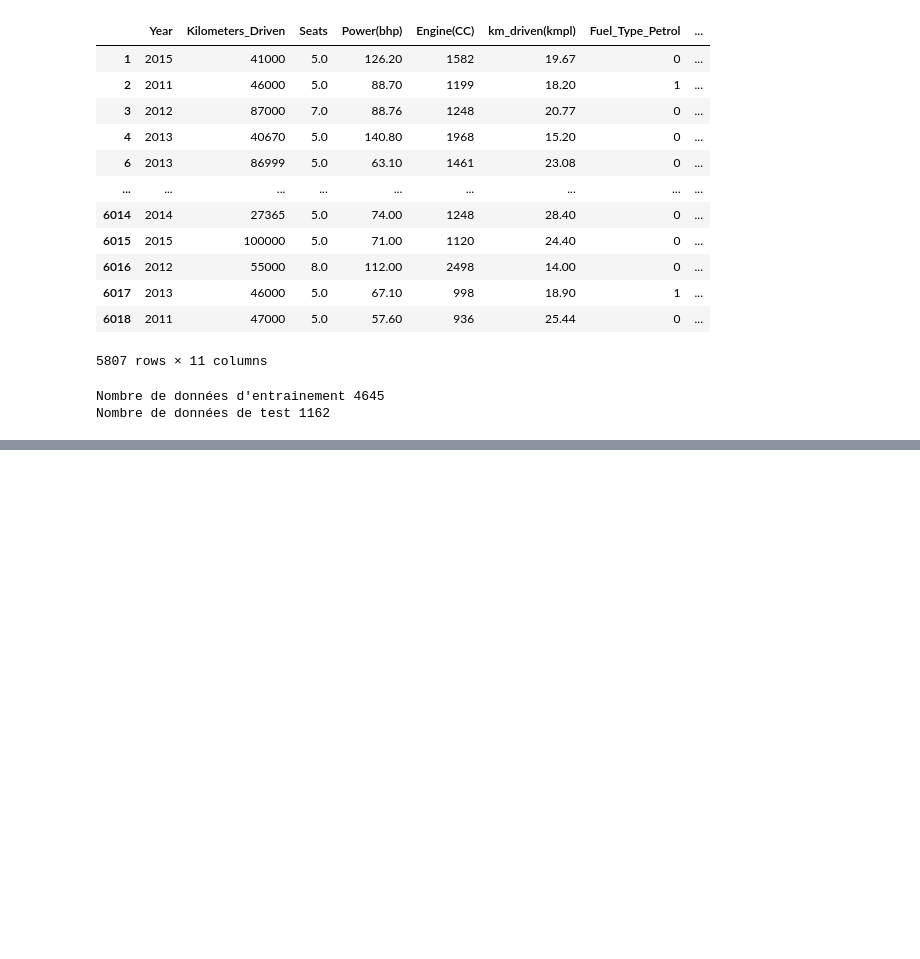
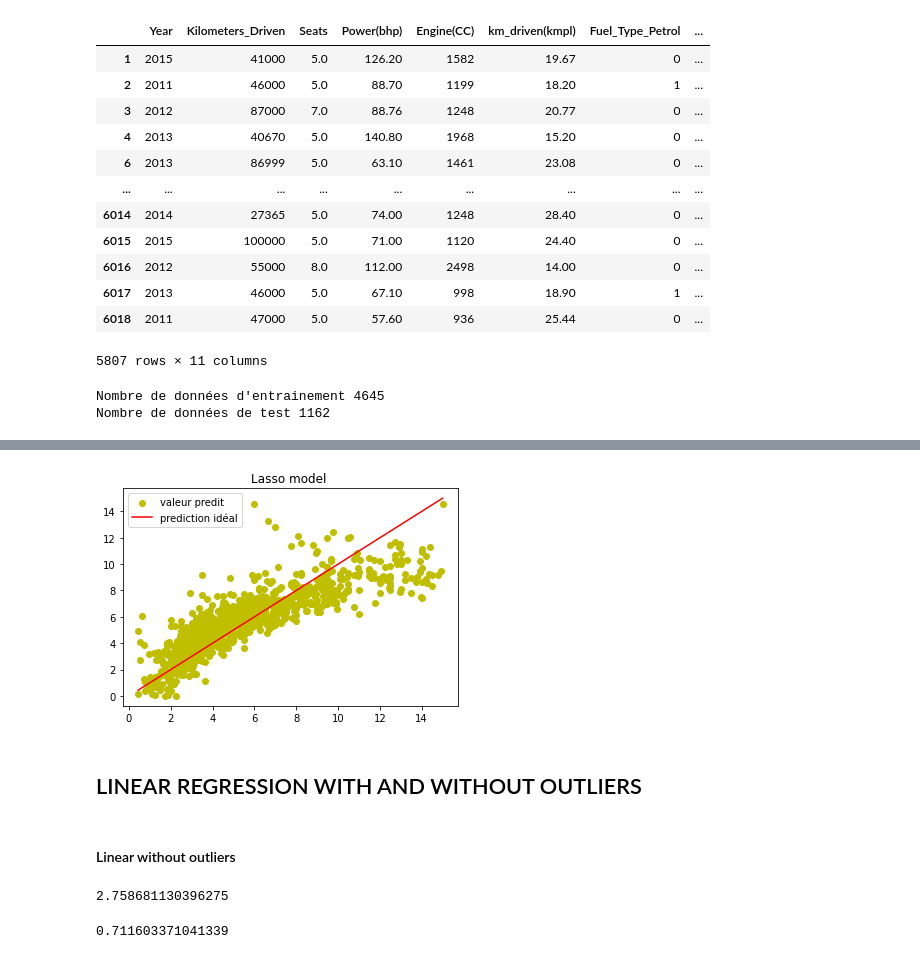
Before and after one commit to hajarison/Data_Analytics_Portfolio, a Jupyter notebook: DATA_PROJECT/002_Car_Price_Pred/Car_Pred_Project_INSI.ipynb, the cells around one changed output, grey strips where cells are left out. Drawn from its saved outputs; the diff is of its cells as text; code cells hidden in the pictures; blank space fills up the shorter version.

```diff
--- a/DATA_PROJECT/002_Car_Price_Pred/Car_Pred_Project_INSI.ipynb
+++ b/DATA_PROJECT/002_Car_Price_Pred/Car_Pred_Project_INSI.ipynb
@@ -1392,0 +1360,6 @@ mse :  12.164280861445782
+# %%
+X = df.drop('Price',axis=1)
+X = X.drop('Name',axis=1)
+X=X.drop('Marque',axis=1)
+X= X.drop('Location',axis=1)
+y = df['Price']
@@ -1392,0 +1424,12 @@ mse :  12.164280861445782
+# %%
+plt.scatter(y_test,abs(y_lasso_pred),color='y')
+plt.plot([min(y_test),max(y_test)],[min(y_test),max(y_test)],linestyle='solid',color='r')
+plt.legend(['valeur predit','prediction idéal'])
+plt.title('Lasso model ')
+plt.show()
+# %% [output]
+[figure, added]
+# %% [markdown]
+##  LINEAR REGRESSION WITH AND WITHOUT OUTLIERS
+# %% [markdown]
+#### Linear without outliers
@@ -1392,0 +1440,10 @@ mse :  12.164280861445782
+# %%
+mse_linear= mean_squared_error(y_test,predictions)
+mse_linear
+# %% [output]
+2.758681130396275
+# %%
+r2_linear=r2_score(y_test,predictions)
+r2_linear
+# %% [output]
+0.711603371041339
```
Also changed, not shown: parts of 38 cells of this notebook, 2 other files.
